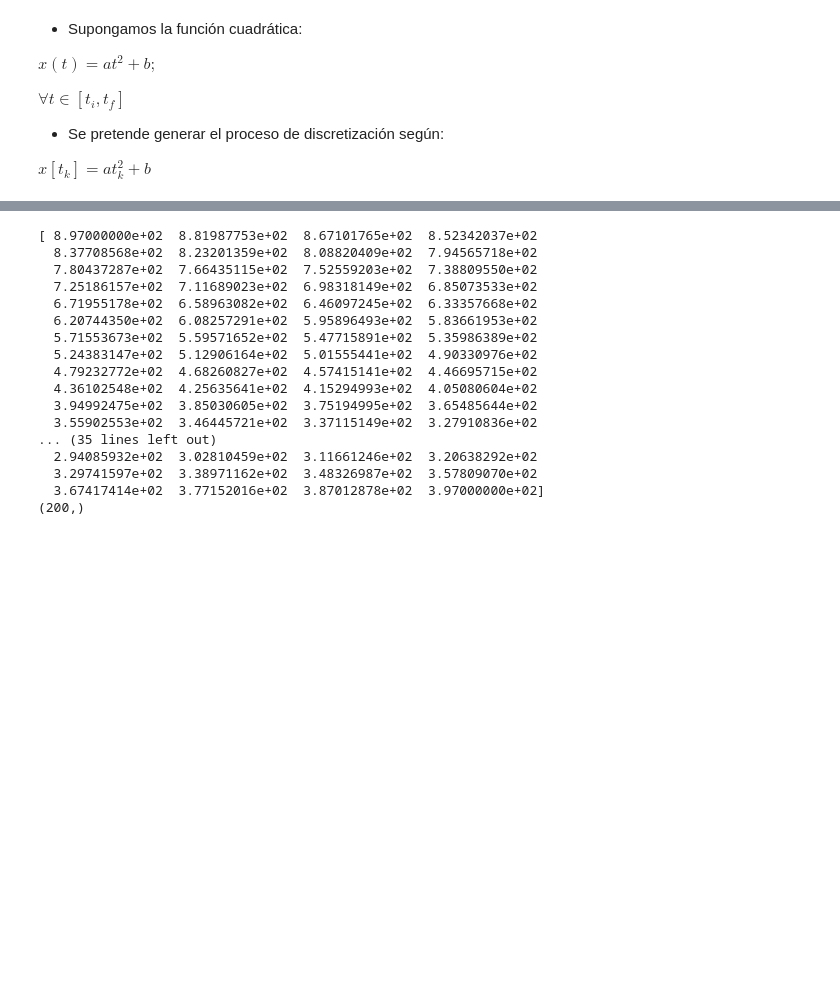
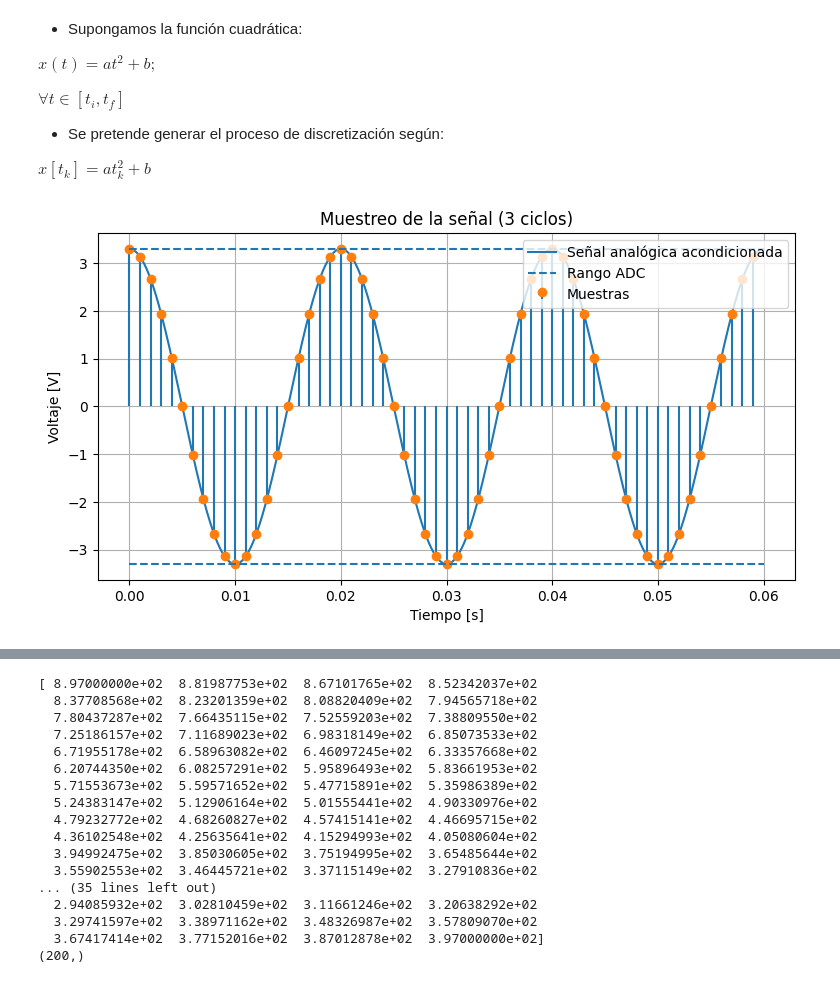
Before and after one commit to tpiedrahita-byte/sys2025, a Jupyter notebook: Ejercicio1.ipynb, the cells around one changed output, grey strips where cells are left out. Drawn from its saved outputs; the diff is of its cells as text; code cells hidden in the pictures; blank space fills up the shorter version.

```diff
--- a/Ejercicio1.ipynb
+++ b/Ejercicio1.ipynb
@@ -174,3 +174,83 @@ $\forall t \in [t_i,t_f]$
 - Se pretende generar el proceso de discretización según:
 
 $x[t_k] = a t_k^2 + b$
+# %%
+import numpy as np
+import matplotlib.pyplot as plt
+
+# ---------- Parámetros del problema ----------
+Vmin, Vmax = -3.3,  3.3           # Rango del ADC [V]
+bits = 4                          # Resolución
+L = 2**bits                       # Niveles
+Delta = (Vmax - Vmin) / L         # Paso de cuantización [V]
+
+A = 30.0                          # Amplitud original [V]
+w = 100*np.pi                     # Frecuencia angular [rad/s]
+f = w/(2*np.pi)                   # Frecuencia [Hz] = 50 Hz
+T = 1/f                           # Periodo [s]
+
+k = 3.3/30                        # Ganancia de atenuación mínima para no saturar (~0.11)
+fs = 1000.0                       # Frecuencia de muestreo [Hz] (> 2f)
+Ts = 1/fs                         # Periodo de muestreo
+
+dur = 3*T                         # Duración: 3 ciclos
+
+# ---------- "Señal analógica" (continua) ----------
+t_cont = np.linspace(0, dur, int(200*fs*dur))  # tiempo denso para "analógica"
+x = A*np.cos(w*t_cont)                          # señal original
+xa = k*x                                        # señal acondicionada dentro del rango ADC
+
+# ---------- Muestreo ----------
+n = np.arange(0, int(dur*fs))
+t_s = n*Ts
+xs = k*A*np.cos(w*t_s)                          # muestras ideales dentro del rango
+
+# ---------- Cuantización (redondeo al nivel más cercano) ----------
+# Valor cuantizado en voltios:
+xq = Vmin + Delta * np.floor((xs - Vmin)/Delta + 0.5)
+
+# Códigos digitales 0..L-1 asociados a cada muestra:
+codes = np.clip(np.floor((xq - Vmin)/Delta), 0, L-1).astype(int)
+
+# ---------- Reconstrucción por "zero-order hold" (ZOH) para visualizar ----------
+t_zoh = np.repeat(t_s, 2)[1:]
+x_zoh = np.repeat(xq, 2)[:-1]
+
+# ---------- Gráficas ----------
+plt.figure(figsize=(9,4.5))
+plt.plot(t_cont, xa, label='Señal analógica acondicionada')
+plt.stem(t_s, xs, linefmt='-', markerfmt='o', basefmt=' ', label='Muestras')
+plt.hlines([Vmin, Vmax], 0, dur, linestyles='dashed', label='Rango ADC')
+plt.title('Muestreo de la señal (3 ciclos)')
+plt.xlabel('Tiempo [s]'); plt.ylabel('Voltaje [V]')
+plt.legend(loc='upper right'); plt.grid(True)
+plt.show()
+
+plt.figure(figsize=(9,4.5))
+plt.plot(t_zoh, x_zoh, label='Reconstrucción ZOH (cuantizada)')
+plt.stem(t_s, xq, linefmt='-', markerfmt='o', basefmt=' ', label='Muestras cuantizadas')
+plt.title('Cuantización a 4 bits y reconstrucción ZOH')
+plt.xlabel('Tiempo [s]'); plt.ylabel('Voltaje [V]')
+plt.legend(loc='upper right'); plt.grid(True)
+plt.show()
+
+# ---------- Métricas ----------
+quant_error = xq - xs
+SQNR_est = 10*np.log10(np.mean(xs**2)/np.mean(quant_error**2))
+print(f"Bits: {bits}  |  Niveles: {L}  |  Paso Δ = {Delta:.4f} V")
+print(f"Ganancia de atenuación usada k = {k:.5f}")
+print(f"fs = {fs:.1f} Hz  |  f = {f:.1f} Hz  |  Relación fs/f = {fs/f:.1f}")
+print(f"SQNR estimado (dB) ≈ {SQNR_est:.2f} dB")
+
+# Mostrar los primeros 20 códigos como ejemplo
+import pandas as pd
+df = pd.DataFrame({
+    'n': n[:20],
+    't_s [s]': t_s[:20],
+    'x_sample [V]': xs[:20],
+    'x_quant [V]': xq[:20],
+    'code (0..15)': codes[:20]
+})
+df
+# %% [output]
+[figure, added]
```
Also changed, not shown: parts of 1 cell of this notebook.
